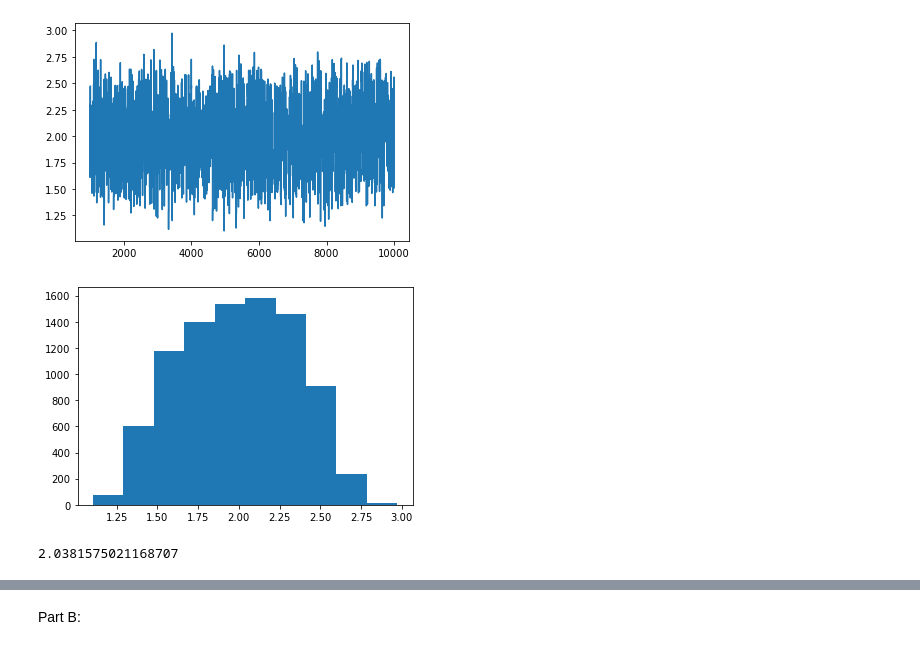
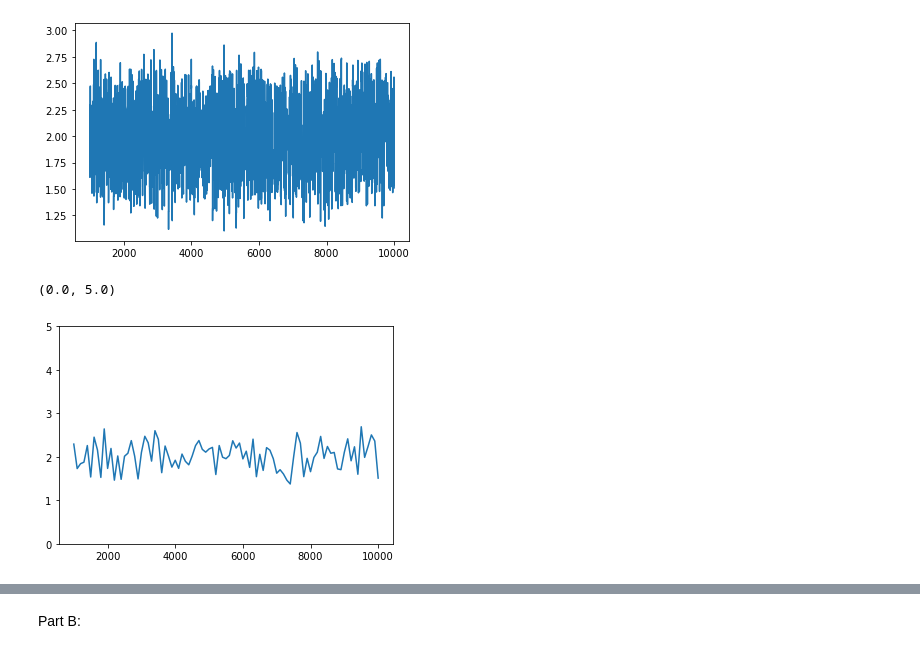
Before and after one commit to eleanorstuart/astr540, a Jupyter notebook: FinalProject.ipynb, the cells around one changed output, grey strips where cells are left out. Cells and saved outputs as stored; diff of their text form; code cells hidden in the pictures.

Commit message:
visuals

```diff
--- a/FinalProject.ipynb
+++ b/FinalProject.ipynb
@@ -113,13 +110,3 @@ plt.plot(np.arange(1000, 10001), states)
 # %% [output]
 [<matplotlib.lines.Line2D at 0x...>]
 [figure]
-# %%
-freq, bins, _ = plt.hist(states)
-# %% [output]
-[figure, removed]
-# %%
-# print MCMC predicted value of m (peak of the histogram)
-m_MCMC = bins[np.where(freq == freq.max())][0]
-print(m_MCMC)
-# %% [output]
-2.0381575021168707
@@ -127,0 +113,7 @@ print(m_MCMC)
+# %%
+#plot only every 100th state (better visualization)
+plt.plot(np.arange(1000, 10001)[::100], states[::100])
+plt.ylim(0,5)
+# %% [output]
+(0.0, 5.0)
+[figure, added]
```
Also changed, not shown: parts of 10 cells of this notebook.
